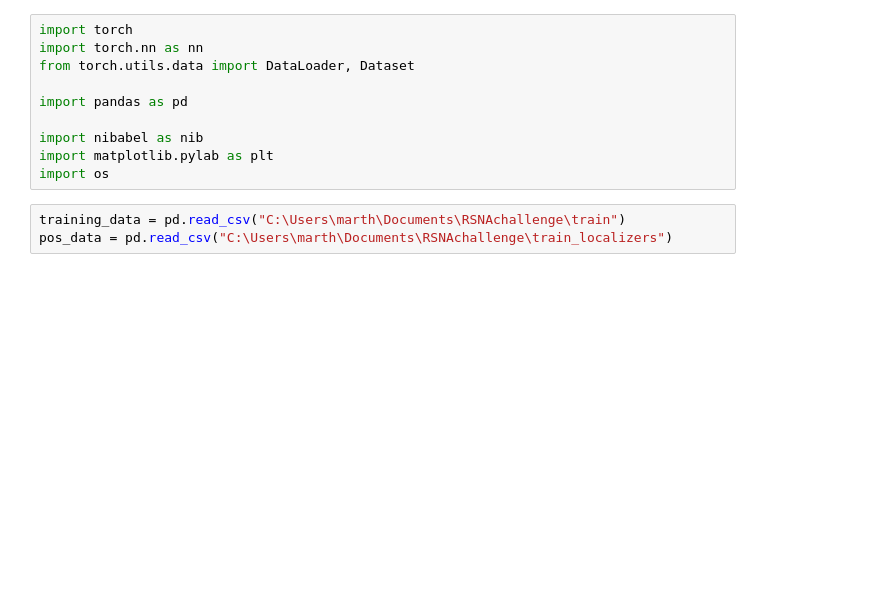
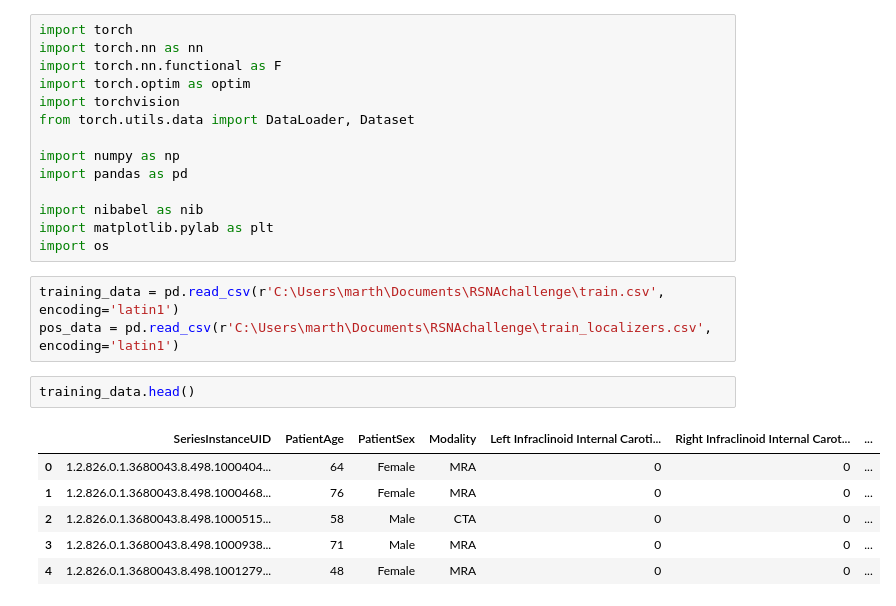
Before and after one commit to pyrjjvm/RSNA2025, a Jupyter notebook: AneurysmDetection.ipynb, the cells around one changed output. Saved outputs shown, nothing was run; the diff lists cells and outputs as text; blank space fills up the shorter version.

```diff
--- a/AneurysmDetection.ipynb
+++ b/AneurysmDetection.ipynb
@@ -1,15 +1,28 @@
 # %%
 import torch
 import torch.nn as nn
+import torch.nn.functional as F
+import torch.optim as optim
+import torchvision
 from torch.utils.data import DataLoader, Dataset
 
+import numpy as np
 import pandas as pd
 
 import nibabel as nib
 import matplotlib.pylab as plt
 import os
 # %%
-training_data = pd.read_csv("C:\Users\marth\Documents\RSNAchallenge\train")
-pos_data = pd.read_csv("C:\Users\marth\Documents\RSNAchallenge\train_localizers")
+training_data = pd.read_csv(r'C:\Users\marth\Documents\RSNAchallenge\train.csv', encoding='latin1')
+pos_data = pd.read_csv(r'C:\Users\marth\Documents\RSNAchallenge\train_localizers.csv', encoding='latin1')
+# %%
+training_data.head()
+# %% [output]
+|  | SeriesInstanceUID | PatientAge | PatientSex | Modality | Left Infraclinoid Internal Caroti... | Right Infraclinoid Internal Carot... | ... |
+| 0 | 1.2.826.0.1.3680043.8.498.1000404... | 64 | Female | MRA | 0 | 0 | ... |
+| 1 | 1.2.826.0.1.3680043.8.498.1000468... | 76 | Female | MRA | 0 | 0 | ... |
+| 2 | 1.2.826.0.1.3680043.8.498.1000515... | 58 | Male | CTA | 0 | 0 | ... |
+| 3 | 1.2.826.0.1.3680043.8.498.1000938... | 71 | Male | MRA | 0 | 0 | ... |
+| 4 | 1.2.826.0.1.3680043.8.498.1001279... | 48 | Female | MRA | 0 | 0 | ... |
 # %%
 
```
Also changed, not shown: parts of 9 cells of this notebook.
